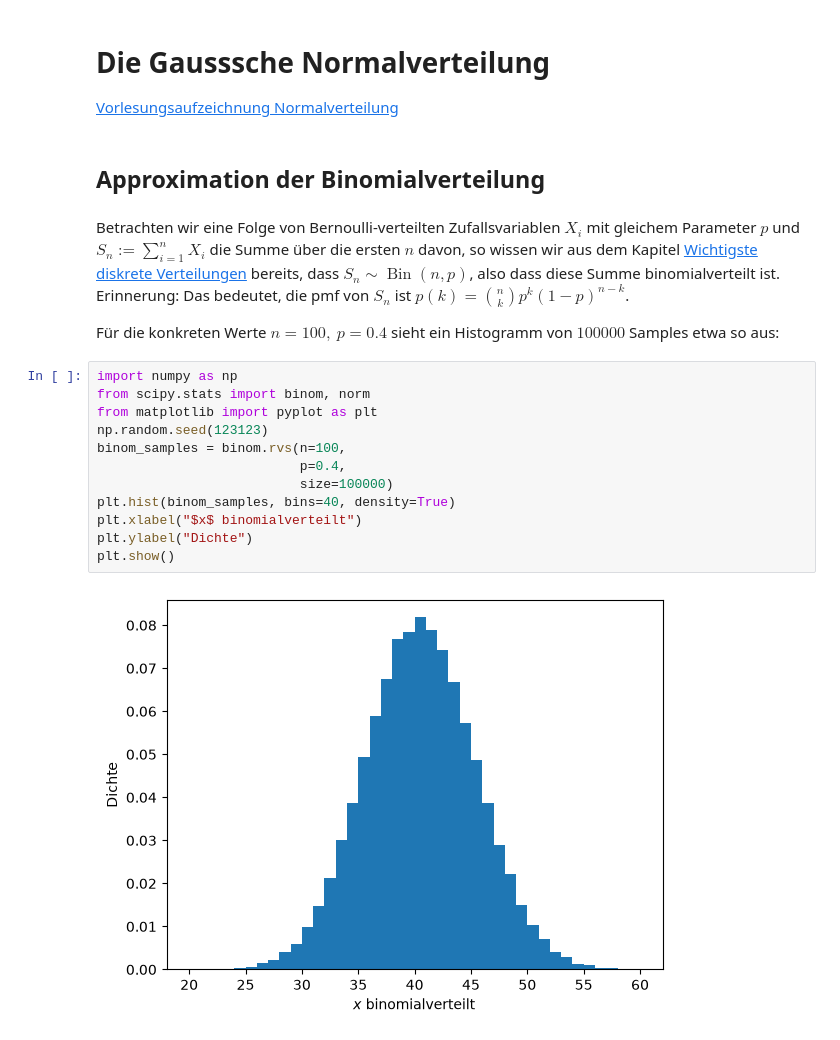
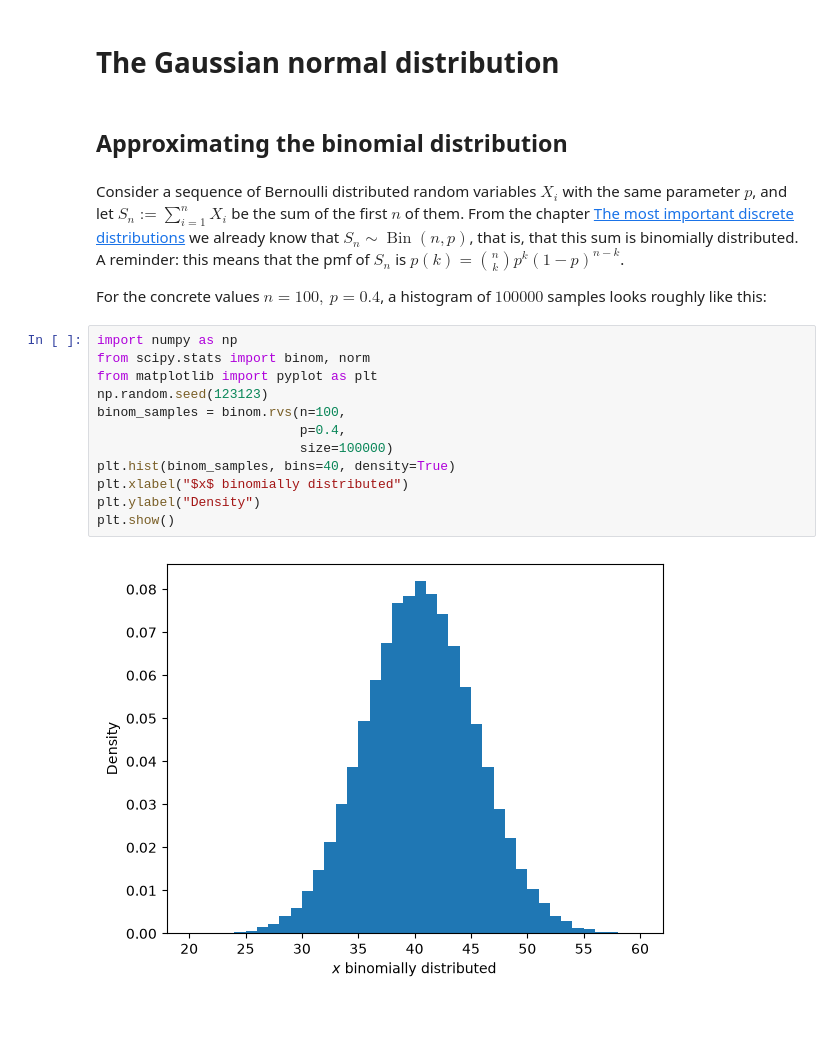
Before and after one commit to konradvoelkel/ds-en, a Jupyter notebook: normal-distribution.ipynb, the cells around one changed output. Cells and saved outputs as stored; diff of their text form.

```diff
--- a/normal-distribution.ipynb
+++ b/normal-distribution.ipynb
@@ -1,25 +1,23 @@
 # %% [markdown]
-# Die Gausssche Normalverteilung
-
-[Vorlesungsaufzeichnung Normalverteilung](https://media.hhu.de/channel/video/data-science-vl-8-normalverteilung-2025/a5265a7f0515cc225d54652f5a8a8d0d/167)
+# The Gaussian normal distribution
 # %% [markdown]
-## Approximation der Binomialverteilung
+## Approximating the binomial distribution
 # %% [markdown]
-Betrachten wir eine Folge von Bernoulli-verteilten Zufallsvariablen $X_i$ mit gleichem Parameter $p$ und $S_n := \sum_{i=1}^n X_i$ die Summe über die ersten $n$ davon, so wissen wir aus dem Kapitel [Wichtigste diskrete Verteilungen](important-discrete-distributions.ipynb) bereits, dass $S_n \sim \operatorname{Bin}(n,p)$, also dass diese Summe binomialverteilt ist. Erinnerung: Das bedeutet, die pmf von $S_n$ ist $p(k) = \binom{n}{k}p^k(1-p)^{n-k}$.
+Consider a sequence of Bernoulli distributed random variables $X_i$ with the same parameter $p$, and let $S_n := \sum_{i=1}^n X_i$ be the sum of the first $n$ of them. From the chapter [The most important discrete distributions](important-discrete-distributions.ipynb) we already know that $S_n \sim \operatorname{Bin}(n,p)$, that is, that this sum is binomially distributed. A reminder: this means that the pmf of $S_n$ is $p(k) = \binom{n}{k}p^k(1-p)^{n-k}$.
 
-Für die konkreten Werte $n=100,\ p=0.4$ sieht ein Histogramm von $100000$ Samples etwa so aus:
+For the concrete values $n=100,\ p=0.4$, a histogram of $100000$ samples looks roughly like this:
 # %%
 import numpy as np
 from scipy.stats import binom, norm
 from matplotlib import pyplot as plt
 np.random.seed(123123)
 binom_samples = binom.rvs(n=100,
                           p=0.4,
                           size=100000)
 plt.hist(binom_samples, bins=40, density=True)
-plt.xlabel("$x$ binomialverteilt")
-plt.ylabel("Dichte")
+plt.xlabel("$x$ binomially distributed")
+plt.ylabel("Density")
 plt.show()
 # %% [output]
-[figure, old version]
+[figure, new version]
 # %% [markdown]
```
Also changed, not shown: parts of 14 cells of this notebook, 13 other files.
